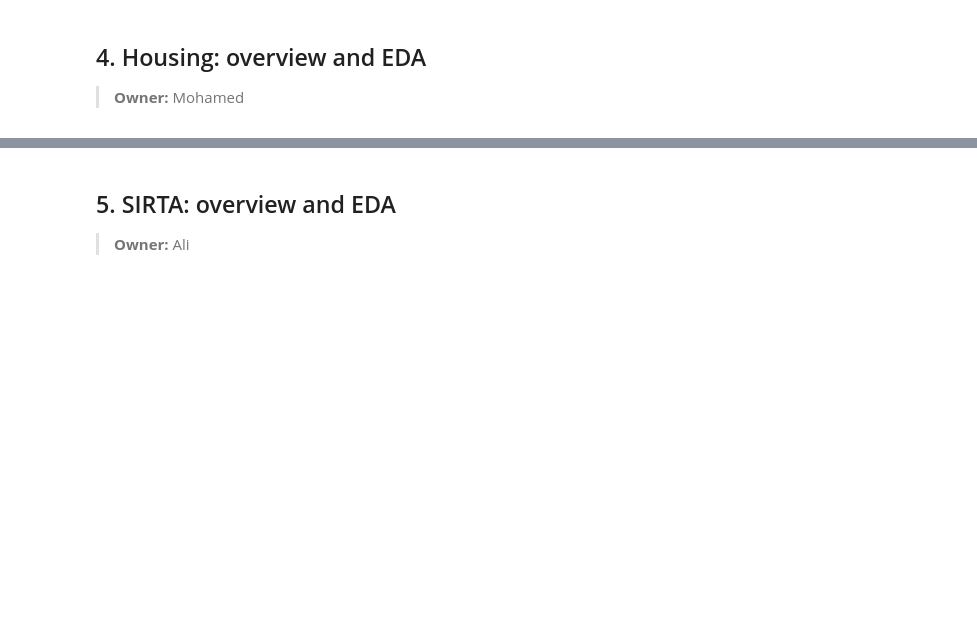
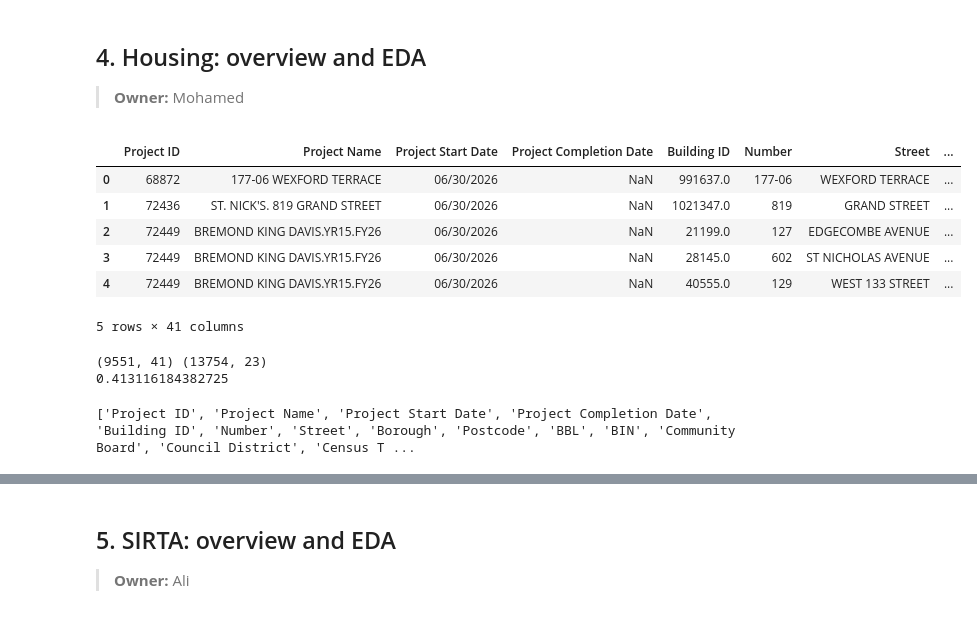
Before and after one commit to mohamednazmy23/nyc-housing-street-safety, a Jupyter notebook: notebooks/nyc_dev_project.ipynb, the cells around one changed output, grey strips where cells are left out. Saved outputs shown, nothing was run; the diff lists cells and outputs as text; code cells hidden in the pictures; blank space fills up the shorter version.

```diff
--- a/notebooks/nyc_dev_project.ipynb
+++ b/notebooks/nyc_dev_project.ipynb
@@ -53,3 +96,24 @@ Imports and constants.
 # %% [markdown]
 ## 4. Housing: overview and EDA
 > **Owner:** Mohamed
+# %%
+df_housing.head()
+# %% [output]
+|  | Project ID | Project Name | Project Start Date | Project Completion Date | Building ID | Number | Street | ... |
+| 0 | 68872 | 177-06 WEXFORD TERRACE | 06/30/2026 | NaN | 991637.0 | 177-06 | WEXFORD TERRACE | ... |
+| 1 | 72436 | ST. NICK'S. 819 GRAND STREET | 06/30/2026 | NaN | 1021347.0 | 819 | GRAND STREET | ... |
+| 2 | 72449 | BREMOND KING DAVIS.YR15.FY26 | 06/30/2026 | NaN | 21199.0 | 127 | EDGECOMBE AVENUE | ... |
+| 3 | 72449 | BREMOND KING DAVIS.YR15.FY26 | 06/30/2026 | NaN | 28145.0 | 602 | ST NICHOLAS AVENUE | ... |
+| 4 | 72449 | BREMOND KING DAVIS.YR15.FY26 | 06/30/2026 | NaN | 40555.0 | 129 | WEST 133 STREET | ... |
+5 rows × 41 columns
+# %%
+print(df_housing.shape, df_transport.shape)
+print(df_transport["ZipCode"].isna().mean())
+# %% [output]
+(9551, 41) (13754, 23)
+0.413116184382725
+# %%
+pd.set_option("display.max_columns", None)
+print(df_housing.columns.tolist())
+# %% [output]
+['Project ID', 'Project Name', 'Project Start Date', 'Project Completion Date', 'Building ID', 'Number', 'Street', 'Borough', 'Postcode', 'BBL', 'BIN', 'Community Board', 'Council District', 'Census T ...
```
Also changed, not shown: parts of 13 cells of this notebook.
